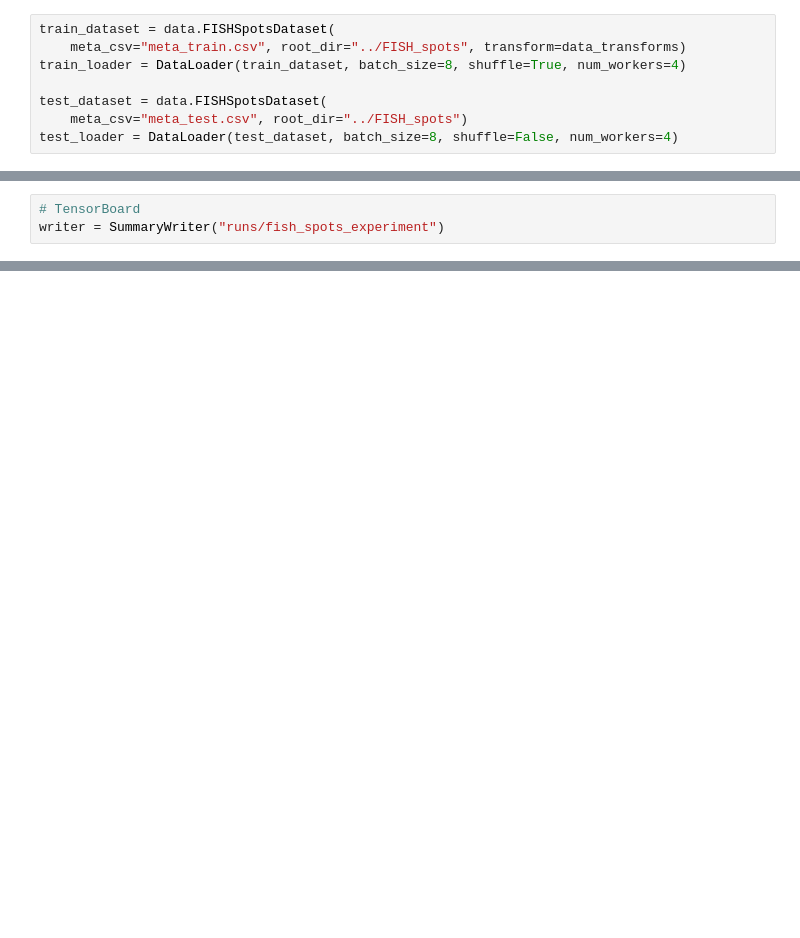
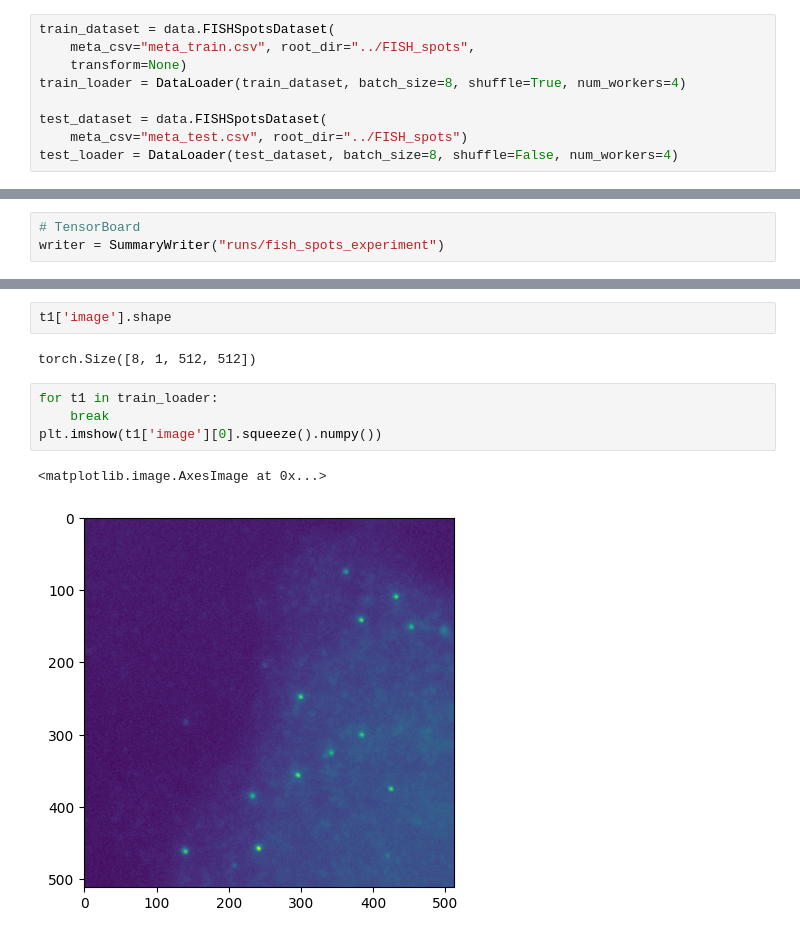
Before and after one commit to UFISH-Team/U-FISH, a Jupyter notebook: notebooks/unet_train.ipynb, the cells around one changed output, grey strips where cells are left out. Drawn from its saved outputs; the diff is of its cells as text; blank space fills up the shorter version.

```diff
--- a/notebooks/unet_train.ipynb
+++ b/notebooks/unet_train.ipynb
@@ -18,7 +20,8 @@ data_transforms = Compose([
 ])
 # %%
 train_dataset = data.FISHSpotsDataset(
-    meta_csv="meta_train.csv", root_dir="../FISH_spots", transform=data_transforms)
+    meta_csv="meta_train.csv", root_dir="../FISH_spots",
+    transform=None)
 train_loader = DataLoader(train_dataset, batch_size=8, shuffle=True, num_workers=4)
 
 test_dataset = data.FISHSpotsDataset(
@@ -105,0 +119,11 @@ Original Traceback (most recent call last):
+# %%
+t1['image'].shape
+# %% [output]
+torch.Size([8, 1, 512, 512])
+# %%
+for t1 in train_loader:
+    break
+plt.imshow(t1['image'][0].squeeze().numpy())
+# %% [output]
+<matplotlib.image.AxesImage at 0x...>
+[figure, added]
```
Also changed, not shown: parts of 3 cells of this notebook, 2 other files.
